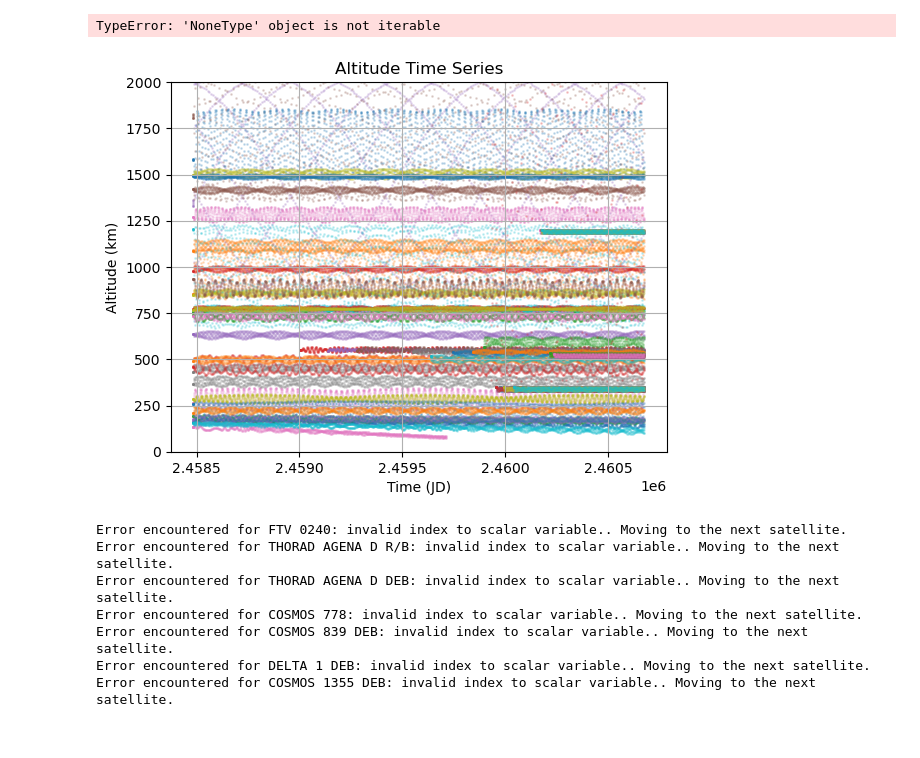
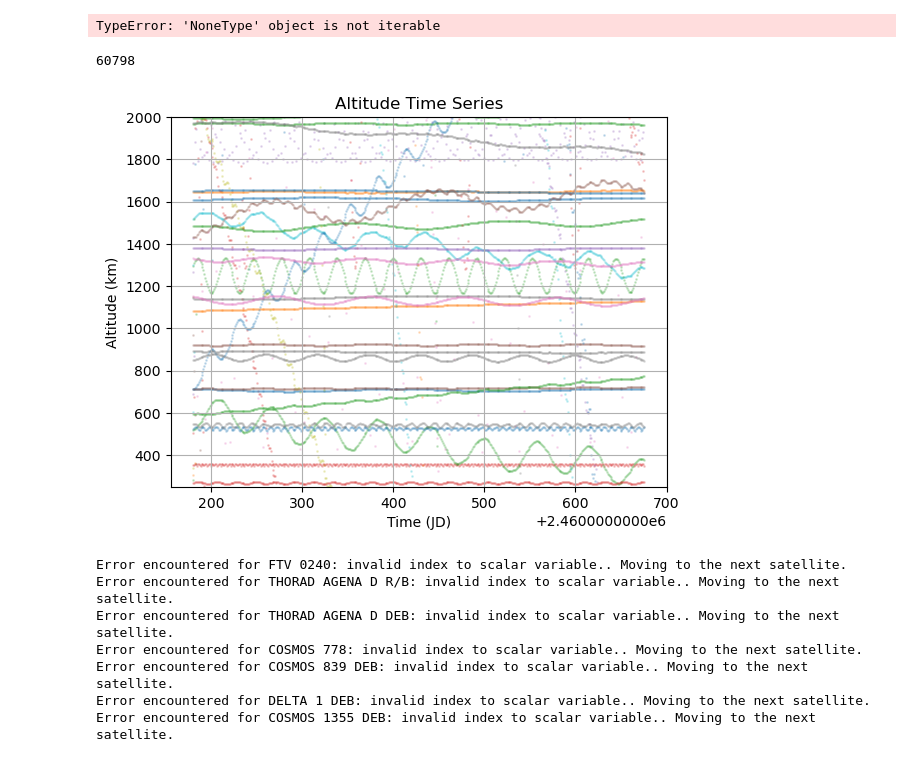
Before and after one commit to ucl-sgnl/FSPSimulator, a Jupyter notebook: src/fspsim/Visualisation.ipynb, the cells around one changed output. Cells and saved outputs as stored; diff of their text form; code cells hidden in the pictures.

```diff
--- a/src/fspsim/Visualisation.ipynb
+++ b/src/fspsim/Visualisation.ipynb
@@ -43,12 +47,12 @@ import matplotlib.pyplot as plt
 from fspsim.utils.Conversions import car2kep
 plt.figure(figsize=(10, 6))  # Set the figure size
 for spaceobject in spaceobjects1:
-    if "starlink" in spaceobject.rso_name.lower():  # Checks if "starlink" is a substring of rso_name
-        print(spaceobject.rso_name)
-        times = [point[0] for point in spaceobject.ephemeris]  # Extracting times
-        positions = [np.array(point[1]) for point in spaceobject.ephemeris]  # Extracting positions
-        velocities = [np.array(point[2]) for point in spaceobject.ephemeris]  # Extracting velocities
-        altitudes = [np.linalg.norm(pos)-6378.137 for pos in positions]  # Computing altitudes
+    #if "starlink" in spaceobject.rso_name.lower():  # Checks if "starlink" is a substring of rso_name
+    #    print(spaceobject.rso_name)
+    times = [point[0] for point in spaceobject.ephemeris]  # Extracting times
+    positions = [np.array(point[1]) for point in spaceobject.ephemeris]  # Extracting positions
+    velocities = [np.array(point[2]) for point in spaceobject.ephemeris]  # Extracting velocities
+    altitudes = [np.linalg.norm(pos)-6378.137 for pos in positions]  # Computing altitudes
 
     plt.plot(times, altitudes)
 # %% [output]
@@ -130,26 +118,31 @@ AttributeError: 'SpaceObject' object has no attribute 'jds'
 print([space_object.rso_name for space_object in spaceobjects])
 # %% [output]
 TypeError: 'NoneType' object is not iterable
+# %%
+objects_below_600 = [sat for sat in spaceobjects1 if (sat.apogee + sat.perigee) / 2 < 600]
+len(objects_below_600)
+# %% [output]
+60798
 # %%
-for sat in spaceobjects1:
+for sat in objects_below_600[:1000]:
     times = [entry[0] for entry in sat.ephemeris]
     positions = [entry[1] for entry in sat.ephemeris]
 
     # Calculate the norms of the positions
     norms = [np.linalg.norm(pos)-6378.137 for pos in positions]
 
     # Plot
     plt.scatter(times, norms, s=1, alpha=0.2)
 
 plt.xlabel("Time (JD)")
 plt.ylabel("Altitude (km)")
 plt.title("Altitude Time Series")
-plt.ylim(0, 2000)
+plt.ylim(250, 2000)
 # plt.legend()
 plt.grid(True)
 plt.show()
 # %% [output]
-[figure, old version]
+[figure, new version]
 # %%
 import numpy as np
 
```
Also changed, not shown: parts of 4 cells of this notebook, 5 other files.
